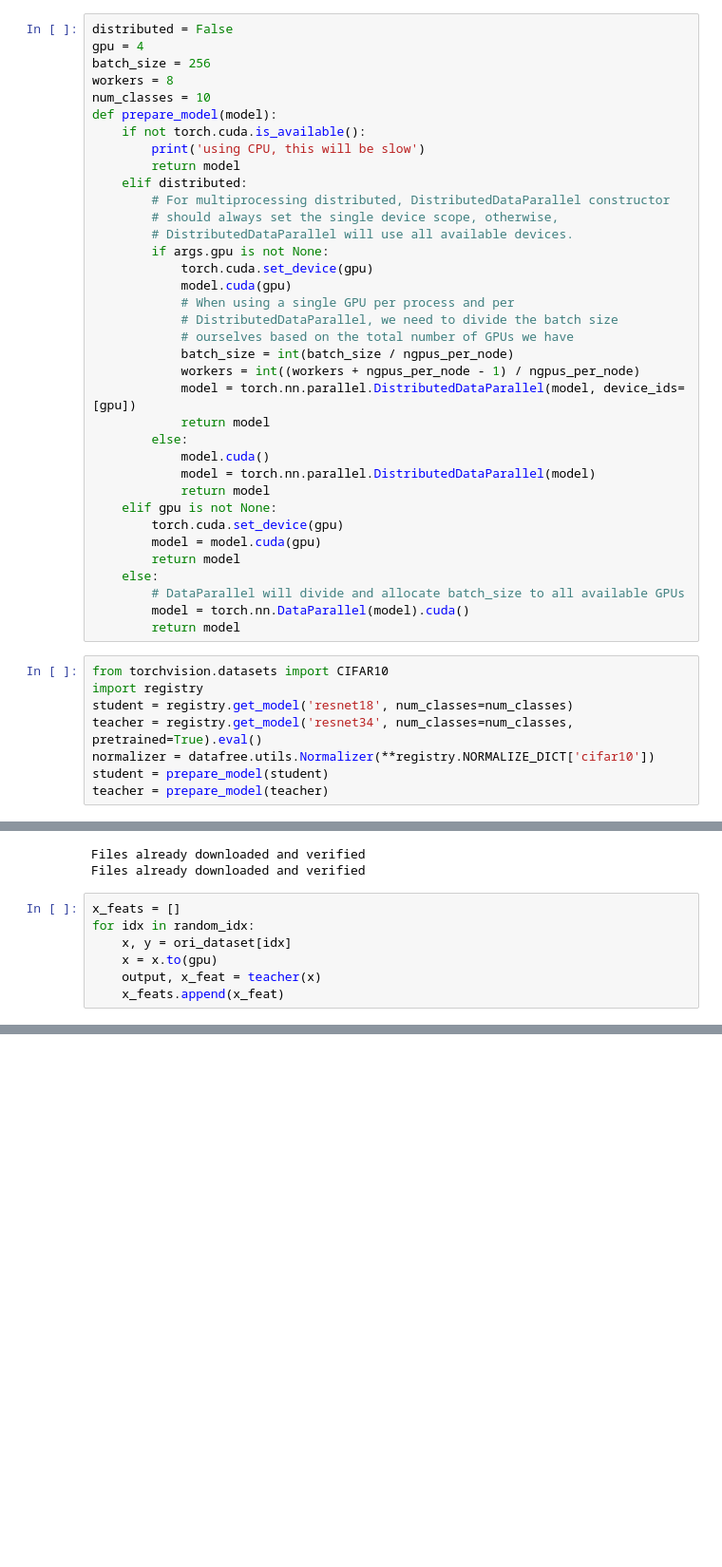
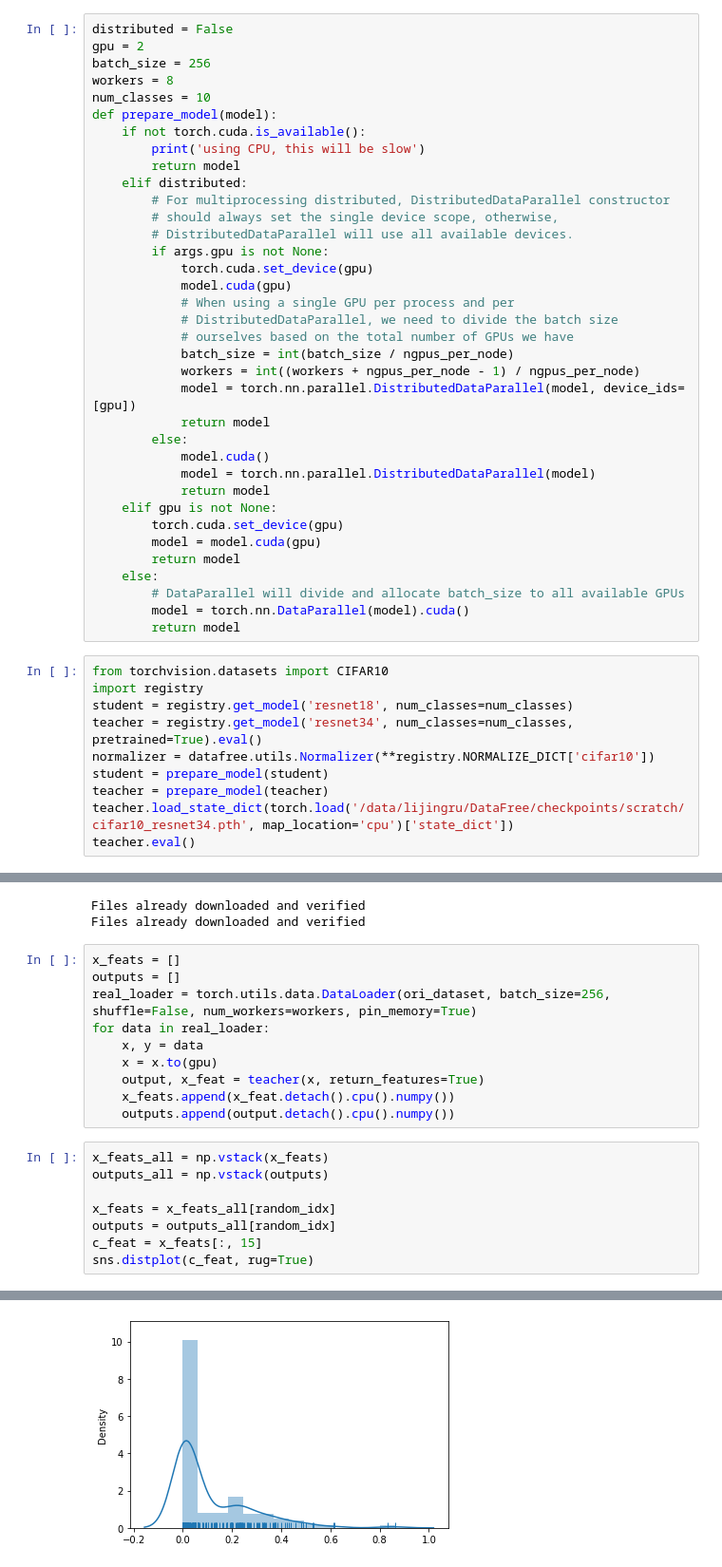
Before and after one commit to ljrprocc/DataFree, a Jupyter notebook: notebooks/Distribution_analysis.ipynb, the cells around one changed output, grey strips where cells are left out. Shown at 95% size. Saved outputs shown, nothing was run; the diff lists cells and outputs as text; blank space fills up the shorter version.

```diff
--- a/notebooks/Distribution_analysis.ipynb
+++ b/notebooks/Distribution_analysis.ipynb
@@ -9,6 +29,6 @@ import datafree
 # %%
 distributed = False
-gpu = 4
+gpu = 2
 batch_size = 256
 workers = 8
 num_classes = 10
@@ -50,3 +70,5 @@ teacher = registry.get_model('resnet34', num_classes=num_classes, pretrained=Tru
 normalizer = datafree.utils.Normalizer(**registry.NORMALIZE_DICT['cifar10'])
 student = prepare_model(student)
 teacher = prepare_model(teacher)
+teacher.load_state_dict(torch.load('/data/lijingru/DataFree/checkpoints/scratch/cifar10_resnet34.pth', map_location='cpu')['state_dict'])
+teacher.eval()
@@ -57,10 +104,22 @@ random_idx = np.random.randint(0, len(ori_dataset), (256,))
 # %% [output]
 Files already downloaded and verified
 Files already downloaded and verified
-# %%
-x_feats = []
-for idx in random_idx:
-    x, y = ori_dataset[idx]
-    x = x.to(gpu)
-    output, x_feat = teacher(x)
-    x_feats.append(x_feat)
+# %%
+x_feats = []
+outputs = []
+real_loader = torch.utils.data.DataLoader(ori_dataset, batch_size=256, shuffle=False, num_workers=workers, pin_memory=True)
+for data in real_loader:
+    x, y = data
+    x = x.to(gpu)
+    output, x_feat = teacher(x, return_features=True)
+    x_feats.append(x_feat.detach().cpu().numpy())
+    outputs.append(output.detach().cpu().numpy())
+# %%
+x_feats_all = np.vstack(x_feats)
+outputs_all = np.vstack(outputs)
+
+x_feats = x_feats_all[random_idx]
+outputs = outputs_all[random_idx]
+c_feat = x_feats[:, 15]
+sns.distplot(c_feat, rug=True)
+# %% [output]
@@ -66,0 +127 @@ for idx in random_idx:
+[figure, added]
```
Also changed, not shown: parts of 24 cells of this notebook, 7 other files.
